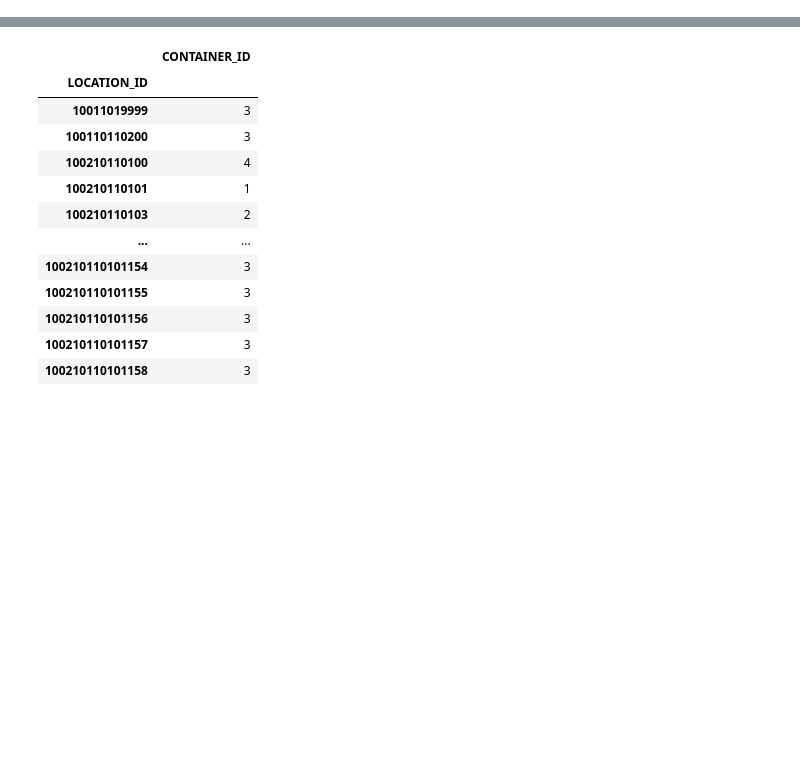
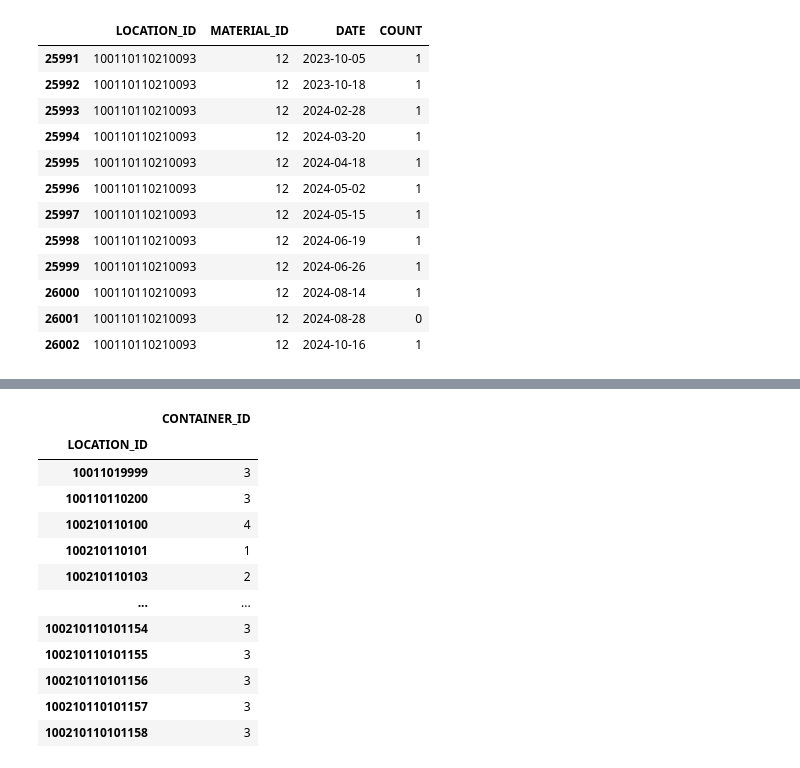
Before and after one commit to acul021/glas-o-mat, a Jupyter notebook: notebooks/counter_count_playground.ipynb, the cells around one changed output, grey strips where cells are left out. Cells and saved outputs as stored; diff of their text form; code cells hidden in the pictures; blank space fills up the shorter version.

```diff
--- a/notebooks/counter_count_playground.ipynb
+++ b/notebooks/counter_count_playground.ipynb
@@ -25,0 +75,6 @@ data.activities
+# %%
+dfCount = dfCount[['LOCATION_ID', 'MATERIAL_ID', 'COUNT', 'DATE']].groupby(['LOCATION_ID', 'MATERIAL_ID', 'DATE']).sum()
+dfCount['COUNT'] = dfCount.groupby(['LOCATION_ID', 'MATERIAL_ID'])['COUNT'].cumsum()
+dfCount = dfCount.reset_index()
+dfCount.to_csv('counter_count.csv', index=False)
+dfCount
@@ -25,0 +95,16 @@ data.activities
+# %%
+dfCount[(dfCount['LOCATION_ID'] == 100110110210093) & (dfCount['MATERIAL_ID'] == 12)]
+# %% [output]
+|  | LOCATION_ID | MATERIAL_ID | DATE | COUNT |
+| 25991 | 100110110210093 | 12 | 2023-10-05 | 1 |
+| 25992 | 100110110210093 | 12 | 2023-10-18 | 1 |
+| 25993 | 100110110210093 | 12 | 2024-02-28 | 1 |
+| 25994 | 100110110210093 | 12 | 2024-03-20 | 1 |
+| 25995 | 100110110210093 | 12 | 2024-04-18 | 1 |
+| 25996 | 100110110210093 | 12 | 2024-05-02 | 1 |
+| 25997 | 100110110210093 | 12 | 2024-05-15 | 1 |
+| 25998 | 100110110210093 | 12 | 2024-06-19 | 1 |
+| 25999 | 100110110210093 | 12 | 2024-06-26 | 1 |
+| 26000 | 100110110210093 | 12 | 2024-08-14 | 1 |
+| 26001 | 100110110210093 | 12 | 2024-08-28 | 0 |
+| 26002 | 100110110210093 | 12 | 2024-10-16 | 1 |
```
Also changed, not shown: parts of 9 cells of this notebook.
